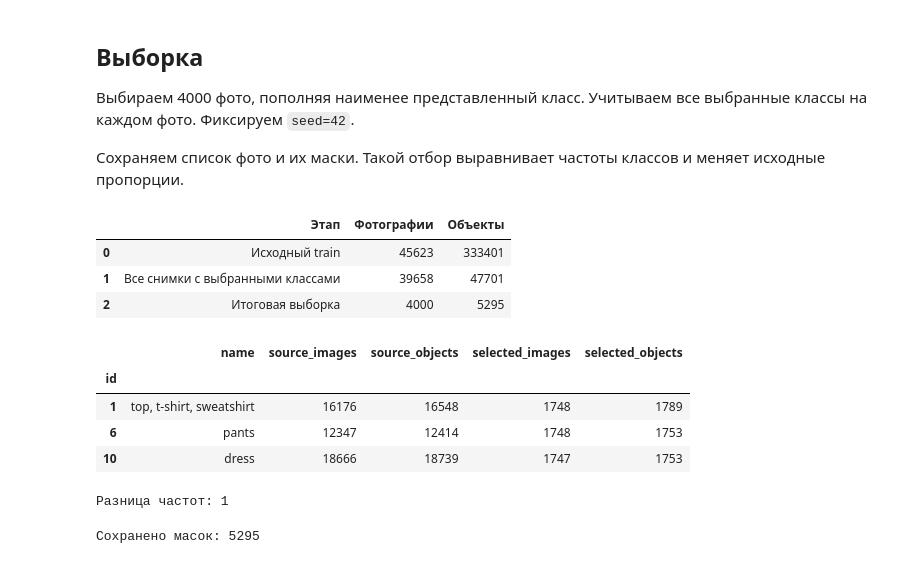
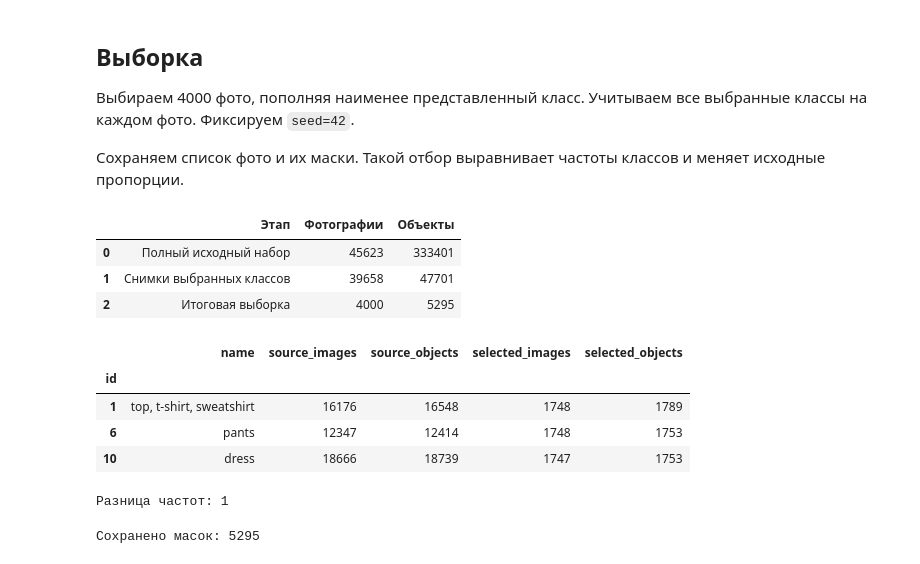
Before and after one commit to Monyzik/framework-coursework, a Jupyter notebook: notebooks/fashion.ipynb, the cells around one changed output. Drawn from its saved outputs; the diff is of its cells as text; code cells hidden in the pictures.

```diff
--- a/notebooks/fashion.ipynb
+++ b/notebooks/fashion.ipynb
@@ -88,8 +159,13 @@ Matplotlib is building the font cache; this may take a moment.
 # %%
 labels = json.loads((RAW / 'label_descriptions.json').read_text())
 categories = pd.DataFrame(labels['categories']).set_index('id')
+SOURCE_CSV = RAW / 'train.csv'
+if not SOURCE_CSV.is_file():
+    SOURCE_CSV = PROCESSED / 'selected_annotations.csv'
+data_label = 'Полный исходный набор' if SOURCE_CSV == RAW / 'train.csv' else 'Выборка Hugging Face'
+print('Источник анализа:', data_label)
 metadata = pd.read_csv(
-    RAW / 'train.csv',
+    SOURCE_CSV,
     usecols=['ImageId', 'ClassId', 'Height', 'Width'],
     dtype={'ImageId': 'string', 'ClassId': 'int64', 'Height': 'int64', 'Width': 'int64'},
 )
@@ -223,36 +300,36 @@ manifest = pd.DataFrame([
 manifest.to_csv(PROCESSED / 'image_manifest.csv', index=False)
 selected_counts = categories.loc[class_ids, ['name', 'supercategory']].join(
     selected_metadata.groupby('ClassId').agg(
         images=('ImageId', 'nunique'), objects=('ImageId', 'size')
     )
 ).sort_values('images', ascending=False)
 summary = {
     'original_images': int(metadata['ImageId'].nunique()),
     'original_objects': len(metadata),
     'candidate_images': len(labels_by_image),
     'candidate_objects': len(candidates),
     'selected_images': len(manifest),
     'selected_objects': len(selected_metadata),
 }
 assert len(manifest) == SAMPLE_SIZE and manifest['ImageId'].is_unique
 assert set(selected_metadata['ClassId']) == set(class_ids)
 
 display(pd.DataFrame({
-    'Этап': ['Исходный train', 'Все снимки с выбранными классами', 'Итоговая выборка'],
+    'Этап': [data_label, 'Снимки выбранных классов', 'Итоговая выборка'],
     'Фотографии': [summary['original_images'], summary['candidate_images'], summary['selected_images']],
     'Объекты': [summary['original_objects'], summary['candidate_objects'], summary['selected_objects']],
 }))
 comparison = counts.loc[CLASS_IDS, ['name', 'images', 'objects']].rename(
     columns={'images': 'source_images', 'objects': 'source_objects'}
 ).join(selected_counts[['images', 'objects']].rename(
     columns={'images': 'selected_images', 'objects': 'selected_objects'}
 ))
 display(comparison)
 print('Разница частот:', selected_counts['images'].max() - selected_counts['images'].min())
 # %% [output]
 |  | Этап | Фотографии | Объекты |
-| 0 | Исходный train | 45623 | 333401 |
-| 1 | Все снимки с выбранными классами | 39658 | 47701 |
+| 0 | Полный исходный набор | 45623 | 333401 |
+| 1 | Снимки выбранных классов | 39658 | 47701 |
 | 2 | Итоговая выборка | 4000 | 5295 |
 |  | name | source_images | source_objects | selected_images | selected_objects |
 | id |  |  |  |  |  |
```
Also changed, not shown: parts of 10 cells of this notebook, 3 other files.
